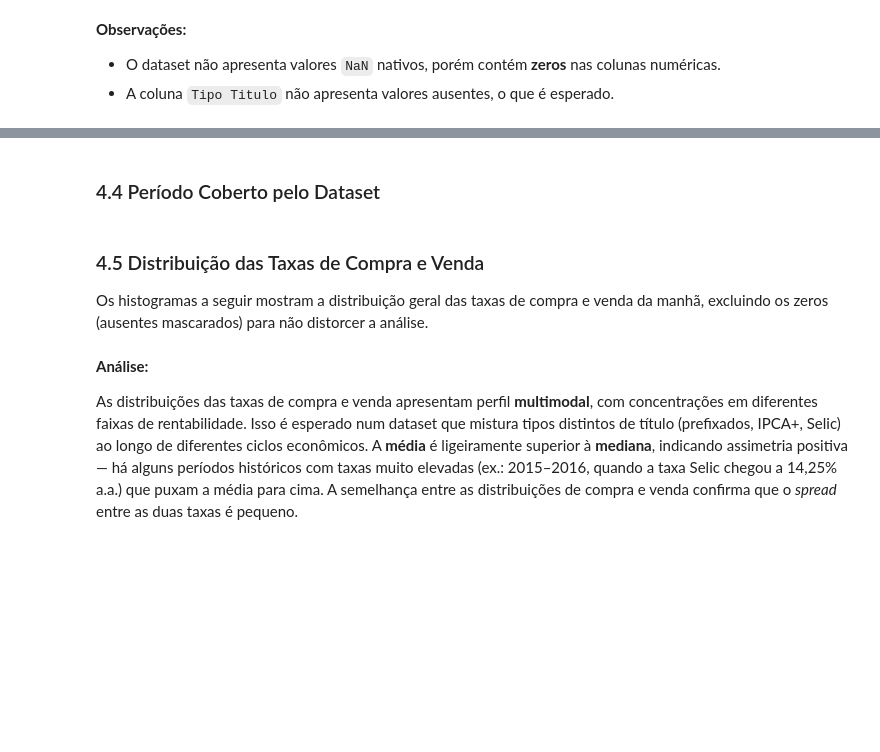
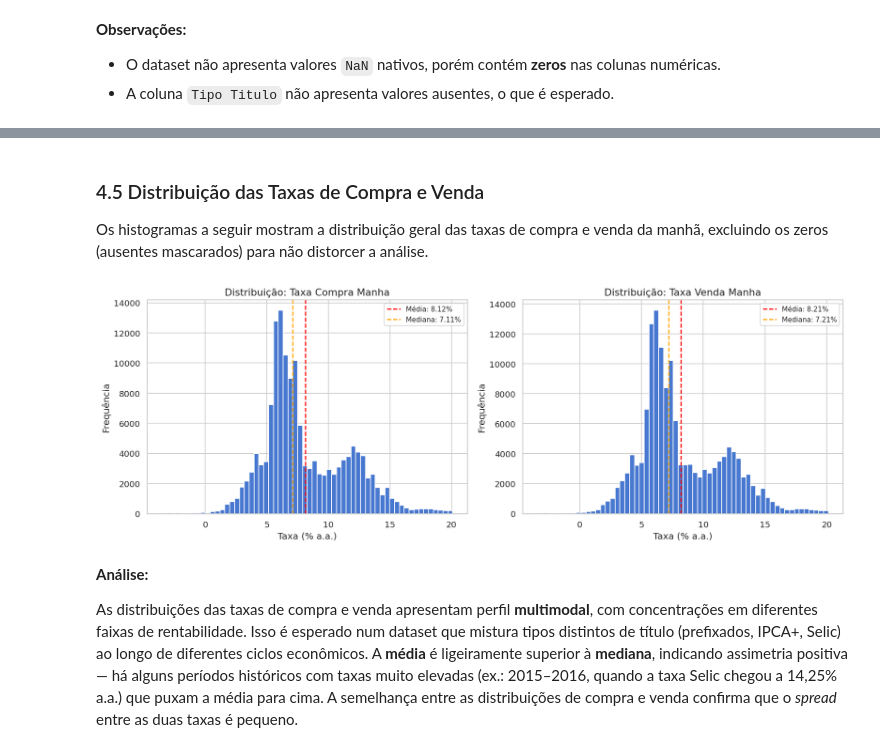
Before and after one commit to marciomocellin/analise-tesouro-direto, a Jupyter notebook: analise_tesouro_direto.ipynb, the cells around one changed output, grey strips where cells are left out. Saved outputs shown, nothing was run; the diff lists cells and outputs as text; code cells hidden in the pictures; blank space fills up the shorter version.

```diff
--- a/analise_tesouro_direto.ipynb
+++ b/analise_tesouro_direto.ipynb
@@ -739,2 +762,0 @@ O gráfico revela que determinados tipos de título possuem muito mais registros
-# %% [markdown]
-### 4.4 Período Coberto pelo Dataset
@@ -751,19 +765,21 @@ print(f"Período coberto  : {periodo:,} dias ({periodo / 365.25:.1f} anos)")
 
 Os histogramas a seguir mostram a distribuição geral das taxas de compra e venda da manhã, excluindo os zeros (ausentes mascarados) para não distorcer a análise.
 # %%
-taxas = df[["Taxa Compra Manha", "Taxa Venda Manha"]].replace(0, np.nan).dropna()
+taxas = df_pre[["Taxa Compra Manha", "Taxa Venda Manha"]].replace(0, np.nan).dropna()
 
 fig, axes = plt.subplots(1, 2, figsize=(14, 5))
 for ax, coluna in zip(axes, ["Taxa Compra Manha", "Taxa Venda Manha"]):
     ax.hist(taxas[coluna], bins=60, edgecolor="white", color=sns.color_palette("muted")[0])
     ax.set_title(f"Distribuição: {coluna}", fontsize=13)
     ax.set_xlabel("Taxa (% a.a.)")
     ax.set_ylabel("Frequência")
     ax.axvline(taxas[coluna].mean(), color="red", linestyle="--", label=f"Média: {taxas[coluna].mean():.2f}%")
     ax.axvline(taxas[coluna].median(), color="orange", linestyle="--", label=f"Mediana: {taxas[coluna].median():.2f}%")
     ax.legend(fontsize=9)
 plt.tight_layout()
 plt.show()
+# %% [output]
+[figure, added]
 # %% [markdown]
 **Análise:**
 
```
Also changed, not shown: parts of 26 cells of this notebook.
